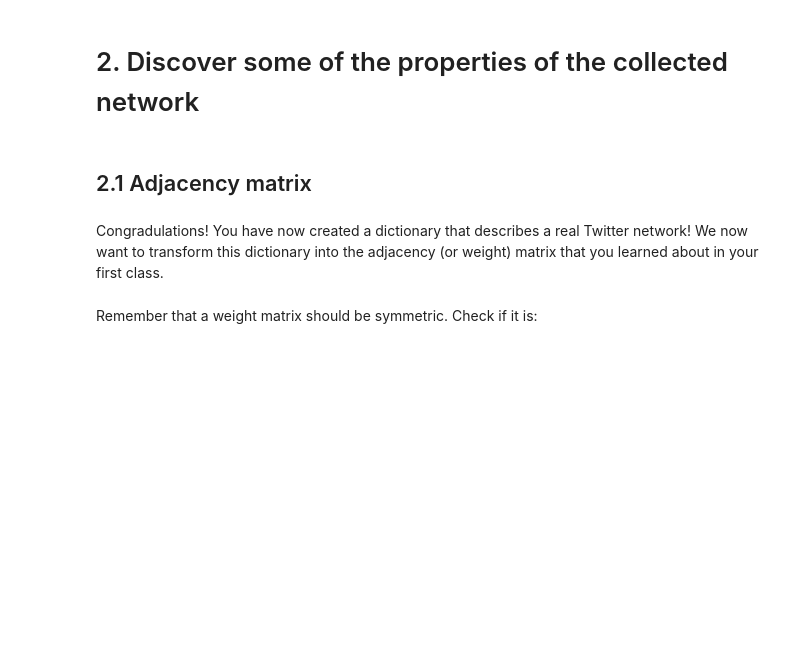
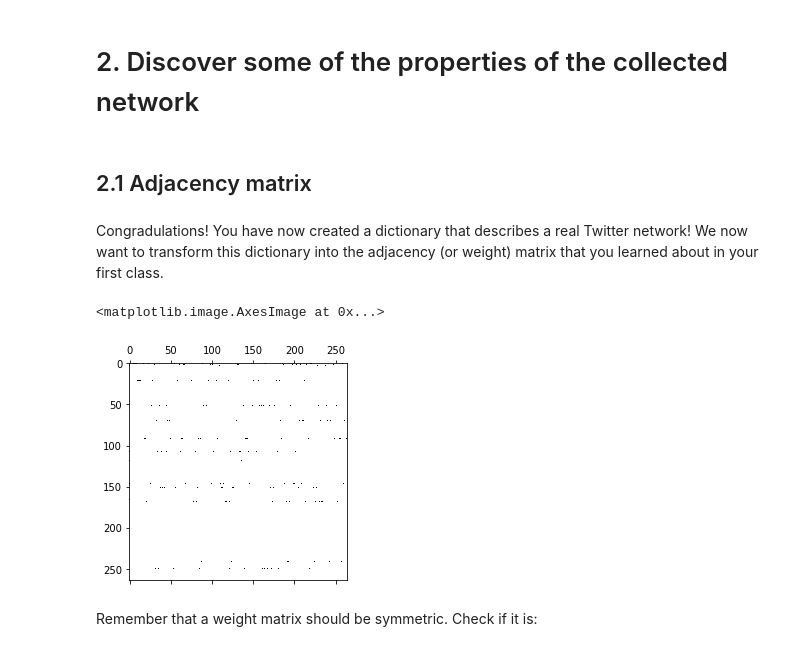
Before and after one commit to adrianlwn/ntds_2017, a Jupyter notebook: assignments/01_network_properties.ipynb, the cells around one changed output. Saved outputs shown, nothing was run; the diff lists cells and outputs as text; code cells hidden in the pictures; blank space fills up the shorter version.

Commit message:
Homework 1 Done : TODO -> CHeck the answers with the others just to see if the concepts are correct, especially for the directional network structure, and the way of conputing the last questions

```diff
--- a/assignments/01_network_properties.ipynb
+++ b/assignments/01_network_properties.ipynb
@@ -97,3 +129,6 @@ how_many=3#This is the number of connections you are sampling.
+# %%
+network.clear()
+network = original_network.copy()
 # %% [markdown]
 **Be careful!** You should only keep a small value for the `how_many` parameter while you are developing your code. In order to answer to the questions you should raise the value of this parameter to `how_many=10` at least. This will take a while to execute because of the API rate limit (plan your time accordingly). You should also remember to submit your jupyter notebook with the **output shown for a large value of the `how_many` parameter**.
 # %%
@@ -105,3 +176,9 @@ all_nodes=#your code here
+# %%
+#gets every node of the network dict.
+#all_nodes=sum([[entry] + [node for node in network[entry]] for entry in network.keys() ],[])
+all_nodes = [user_id] + first_nodes + second_nodes
+#removes all the duplicates
+all_nodes = list(set(all_nodes))
 # %%
 print('There are {} first hop nodes'.format(len(first_nodes)))
 print('There are {} second hop nodes'.format(len(second_nodes)))
@@ -116,0 +214,8 @@ for i in range(0,len(all_nodes)):
+# %%
+for i in range(0,len(all_nodes)):
+    for missed_node in network[all_nodes[i]]:
+        #if (missed_node in network[all_nodes[i]])&(all_nodes[i] not in set(network[missed_node])):
+        if (missed_node in first_nodes)&(all_nodes[i] not in set(network[missed_node])):
+            network[missed_node].append(all_nodes[i])
+
+network
@@ -128,3 +247,13 @@ W=np.zeros([len(all_nodes),len(all_nodes)], dtype=int)
+# %%
+N = len(all_nodes)
+W=np.zeros([N,N], dtype=int)
+# %%
+for i in range(0,N):
+    W[i,:] = [n in network[all_nodes[i]] for n in all_nodes]
+plt.spy(W)
+# %% [output]
+<matplotlib.image.AxesImage at 0x...>
+[figure, added]
 # %% [markdown]
 Remember that a weight matrix should be symmetric. Check if it is:
 # %%
```
Also changed, not shown: parts of 36 cells of this notebook.
